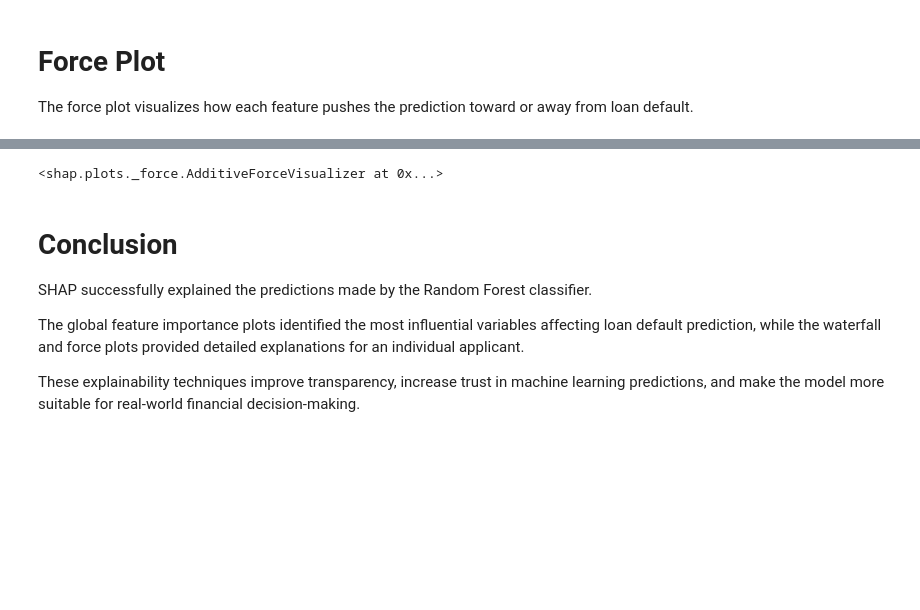
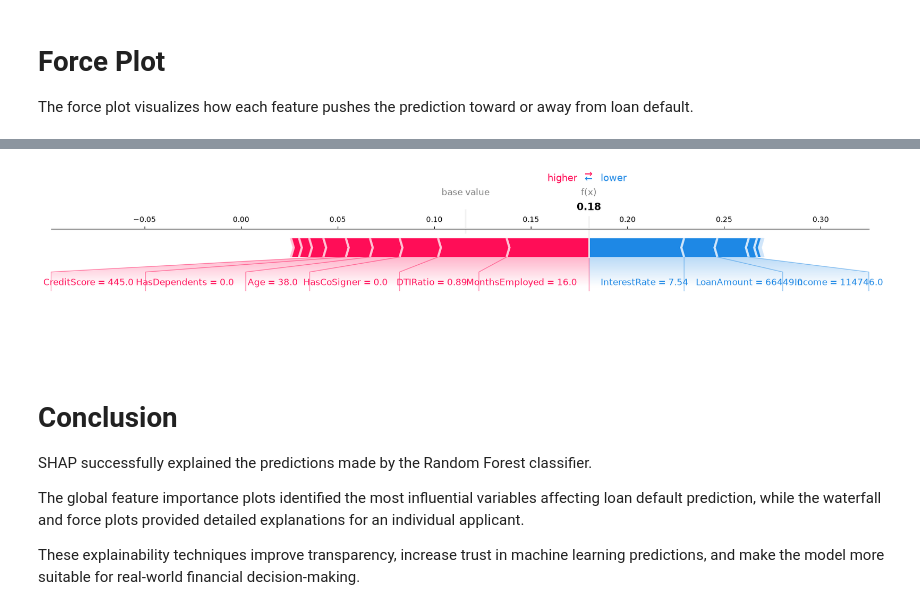
Before and after one commit to jyothika-aiml/Explainable-Loan-Default-Risk-Scoring-System, a Jupyter notebook: notebooks/04_Model_Explainability.ipynb, the cells around one changed output, grey strips where cells are left out. Cells and saved outputs as stored; diff of their text form; code cells hidden in the pictures; blank space fills up the shorter version.

Commit message:
Add SHAP explainability for Random Forest model

```diff
--- a/notebooks/04_Model_Explainability.ipynb
+++ b/notebooks/04_Model_Explainability.ipynb
@@ -184,11 +180,14 @@ shap.initjs()
 # %%
-shap.force_plot(
+shap.plots.force(
     explainer.expected_value[1],
     shap_values[sample_index, :, 1],
-    X_sample.iloc[sample_index]
+    X_sample.iloc[sample_index],
+    matplotlib=True
 )
+
+plt.show()
 # %% [output]
-<shap.plots._force.AdditiveForceVisualizer at 0x...>
+[figure, added]
 # %% [markdown]
 # Conclusion
 
```
Also changed, not shown: parts of 1 cell of this notebook.
